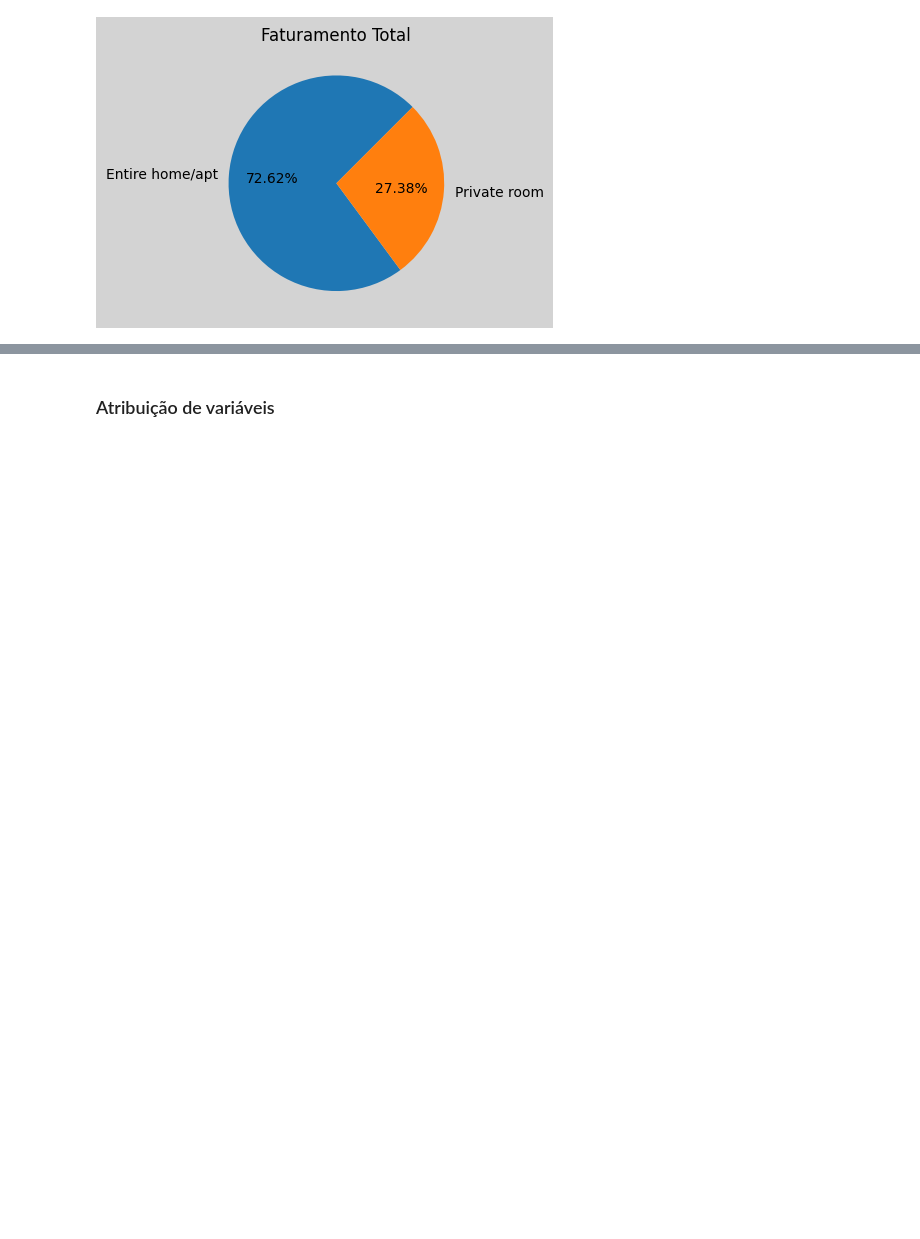
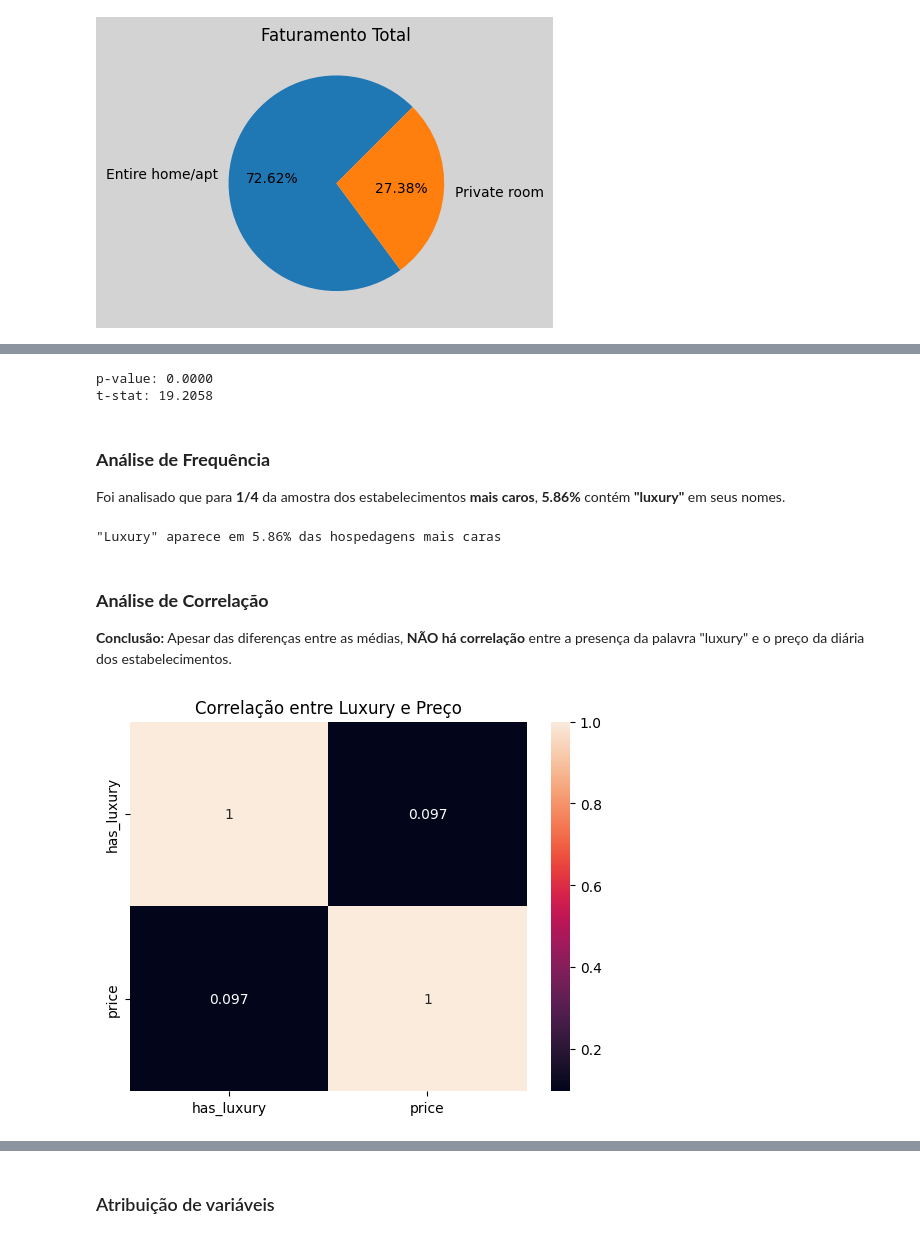
Before and after one commit to gustavobastos1998/New-York-Rent-Prediction, a Jupyter notebook: notebook/lighthouse-notebook-teste.ipynb, the cells around one changed output, grey strips where cells are left out. Cells and saved outputs as stored; diff of their text form; code cells hidden in the pictures; blank space fills up the shorter version.

```diff
--- a/notebook/lighthouse-notebook-teste.ipynb
+++ b/notebook/lighthouse-notebook-teste.ipynb
@@ -616,0 +822,11 @@ plt.show()
+# %%
+df = data_frame.copy()
+df['has_luxury'] = df['name'].str.contains('Luxury')
+# preço médio dos estabelecimentos com 'luxury' em seu nome
+preco_medio_luxuoso = df[df['name'].str.contains('Luxury')]['price'].mean()
+
+# preço médio dos estabelecimentos sem 'luxury' em seu nome
+preco_medio_nao_luxuoso = df[~df['name'].str.contains('Luxury')]['price'].mean()
+
+print(f"Preço Média da diária com 'Luxury': ${preco_medio_luxuoso:.2f}")
+print(f"Preço Média da diária sem 'Luxury': ${preco_medio_nao_luxuoso:.2f}")
@@ -617 +876,39 @@ plt.show()
+# %%
+# series com os preços dos estabelecimentos luxuosos
+precos_luxuosos = df[data_frame['name'].str.contains('Luxury')]['price']
+
+# series com os preços dos estabelecimentos não luxuosos
+precos_nao_luxuosos = df[~data_frame['name'].str.contains('Luxury')]['price']
+
+# teste t de studant checa se há diferença significativa entre as variáveis analisadas
+# t_stat mede o quão grande é a diferença entre as médias dos grupos
+# p_value indica se a diferença é estatisticamente significativa
+t_stat, p_value = ttest_ind(precos_luxuosos, precos_nao_luxuosos)
+print(f"p-value: {p_value:.4f}")  # Se p < 0.05, a diferença é significativa.
+print(f"t-stat: {t_stat:.4f}") # se t > 0 o 1º grupo tem média maior, se t~0 médias são próximas
+# %% [output]
+p-value: 0.0000
+t-stat: 19.2058
+# %% [markdown]
+### **Análise de Frequência**
+Foi analisado que para **1/4** da amostra dos estabelecimentos **mais caros**, **5.86%** contém **"luxury"** em seus nomes.
+# %%
+# pega os 25% de hospedagens mais caros
+top_25 = df[df['price'] >= df['price'].quantile(0.75)]
+
+# calcula a frequência da palavra "luxury" aparecer nesta amostra
+frequencia_luxuoso = top_25['name'].str.contains('Luxury').mean()*100
+print(f'"Luxury" aparece em {frequencia_luxuoso:.2f}% das hospedagens mais caras')
+# %% [output]
+"Luxury" aparece em 5.86% das hospedagens mais caras
+# %% [markdown]
+### **Análise de Correlação**
+**Conclusão:** Apesar das diferenças entre as médias, **NÃO há correlação** entre a presença da palavra "luxury" e o preço da diária dos estabelecimentos.
+# %%
+correlation_matrix = df[['has_luxury', 'price']].corr()
+sb.heatmap(correlation_matrix, annot=True)
+plt.title('Correlação entre Luxury e Preço')
+plt.show()
+# %% [output]
+[figure, added]
 # %% [markdown]
```
Also changed, not shown: parts of 64 cells of this notebook.
